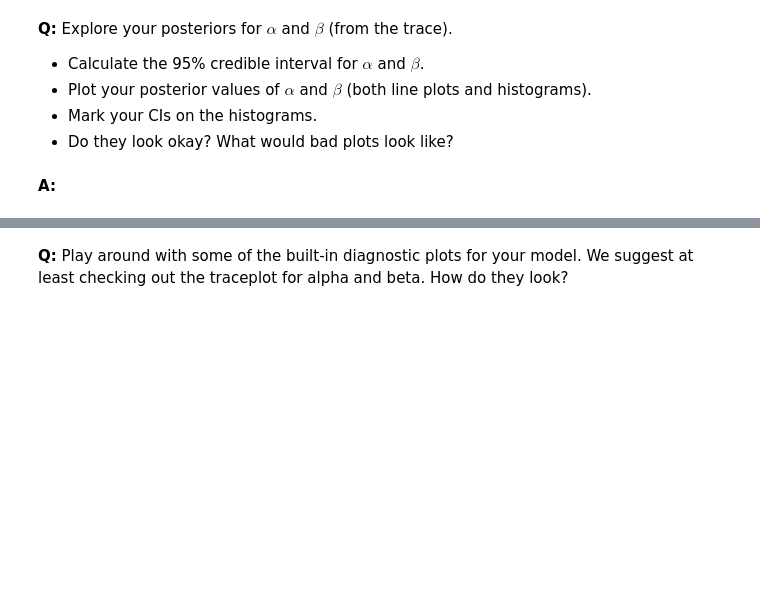
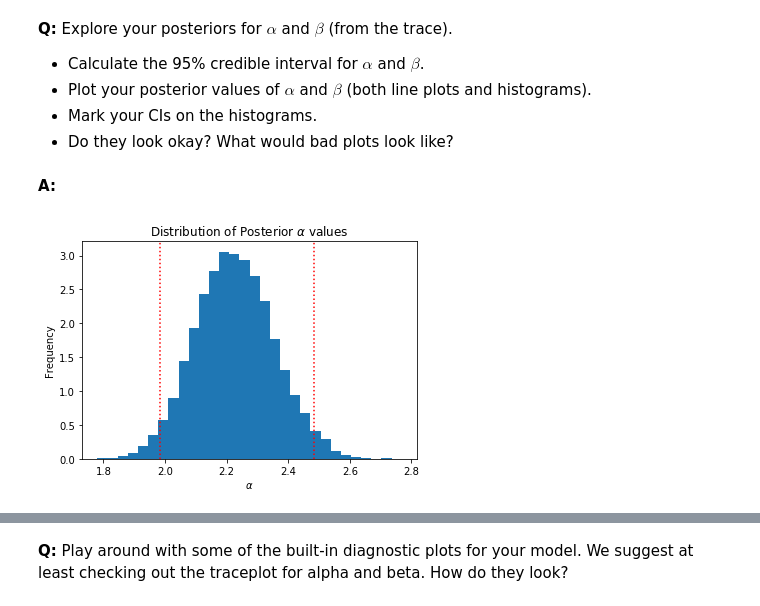
Before and after one commit to Preeti24/Statistics-mini-project, a Jupyter notebook: Bayesian_stats_Q6.28/inferential_statistics_3-Q.ipynb, the cells around one changed output, grey strips where cells are left out. Saved outputs shown, nothing was run; the diff lists cells and outputs as text; code cells hidden in the pictures; blank space fills up the shorter version.

```diff
--- a/Bayesian_stats_Q6.28/inferential_statistics_3-Q.ipynb
+++ b/Bayesian_stats_Q6.28/inferential_statistics_3-Q.ipynb
@@ -132,21 +135,10 @@ beta_samples = trace['beta']
-# %%
-#confidence intervals
-alpha_CI = np.percentile(alpha_samples, [2.5, 97.5])
-beta_CI = np.percentile(beta_samples, [2.5, 97.5])
 # %%
-# plt.figure(figsize=(10,6))
-# ax = plt.subplot(211)
-_ = plt.hist(alpha_samples, density=True, bins=50)
+# Histogram for alpha
+_ = plt.hist(alpha_samples, density=True, bins=30)
 _ = plt.title("Distribution of Posterior $\\alpha$ values")
 _ = plt.xlabel('$\\alpha$')
-_ = plt.ylabel('frequency')
-_ = plt.axvline(alpha_ci95[0], ls=':', lw=3, color='red')
-_ = plt.axvline(alpha_ci95[1], ls=':', lw=3, color='red')
-
-# Lineplots
-plt.figure(figsize=(10,6))
-ax = plt.subplot(211)
-_ = plt.plot(alpha_samples)
-_ = plt.title("Distribution of Posterior $\\alpha$ values")
-_ = plt.ylabel('$\\alpha$')
-_ = plt.xlabel('steps')
+_ = plt.ylabel('Frequency')
+_ = plt.axvline(alpha_CI[0], linestyle=':', color='r')
+_ = plt.axvline(alpha_CI[1], linestyle=':', color='r')
+# %% [output]
+[figure, added]
```
Also changed, not shown: parts of 9 cells of this notebook.
